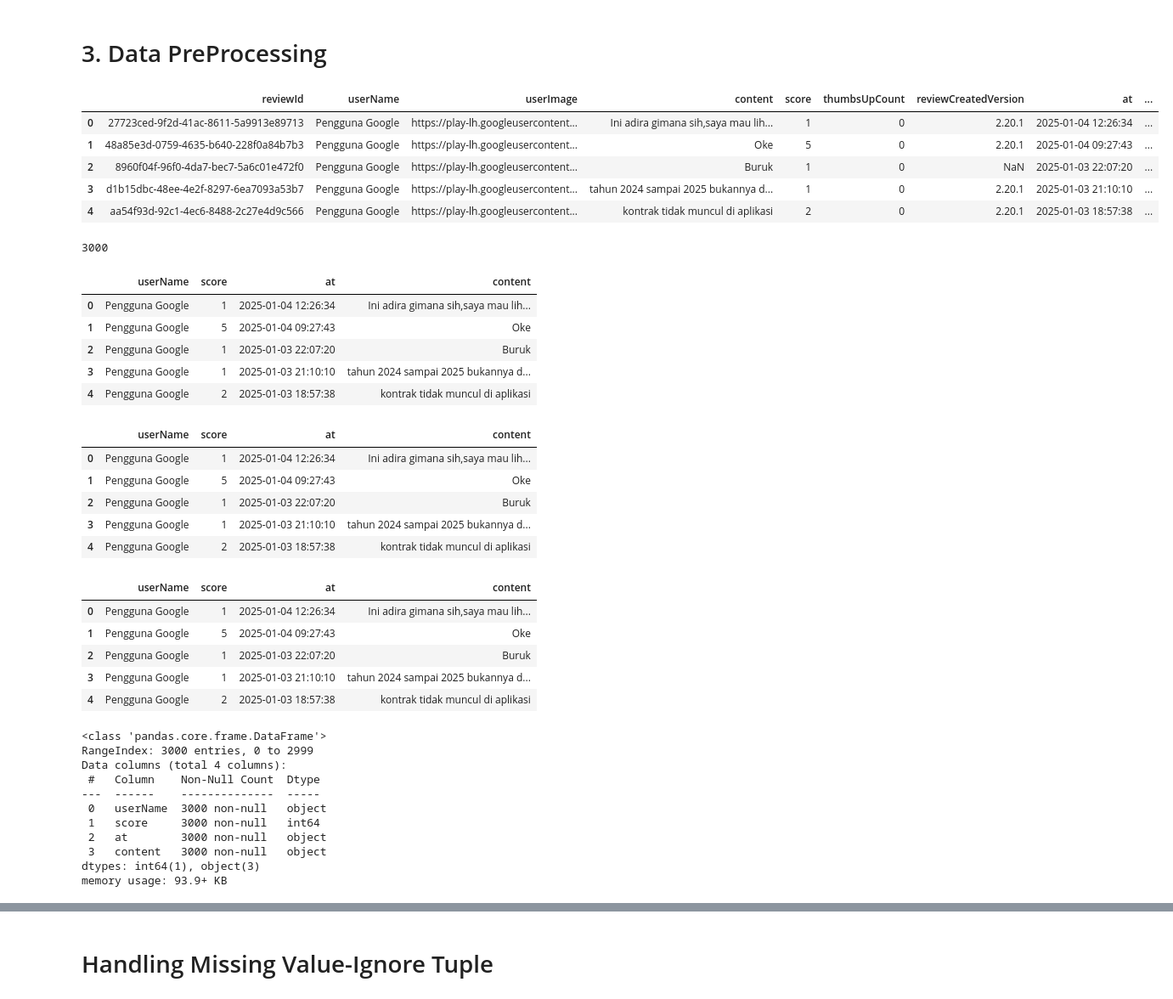
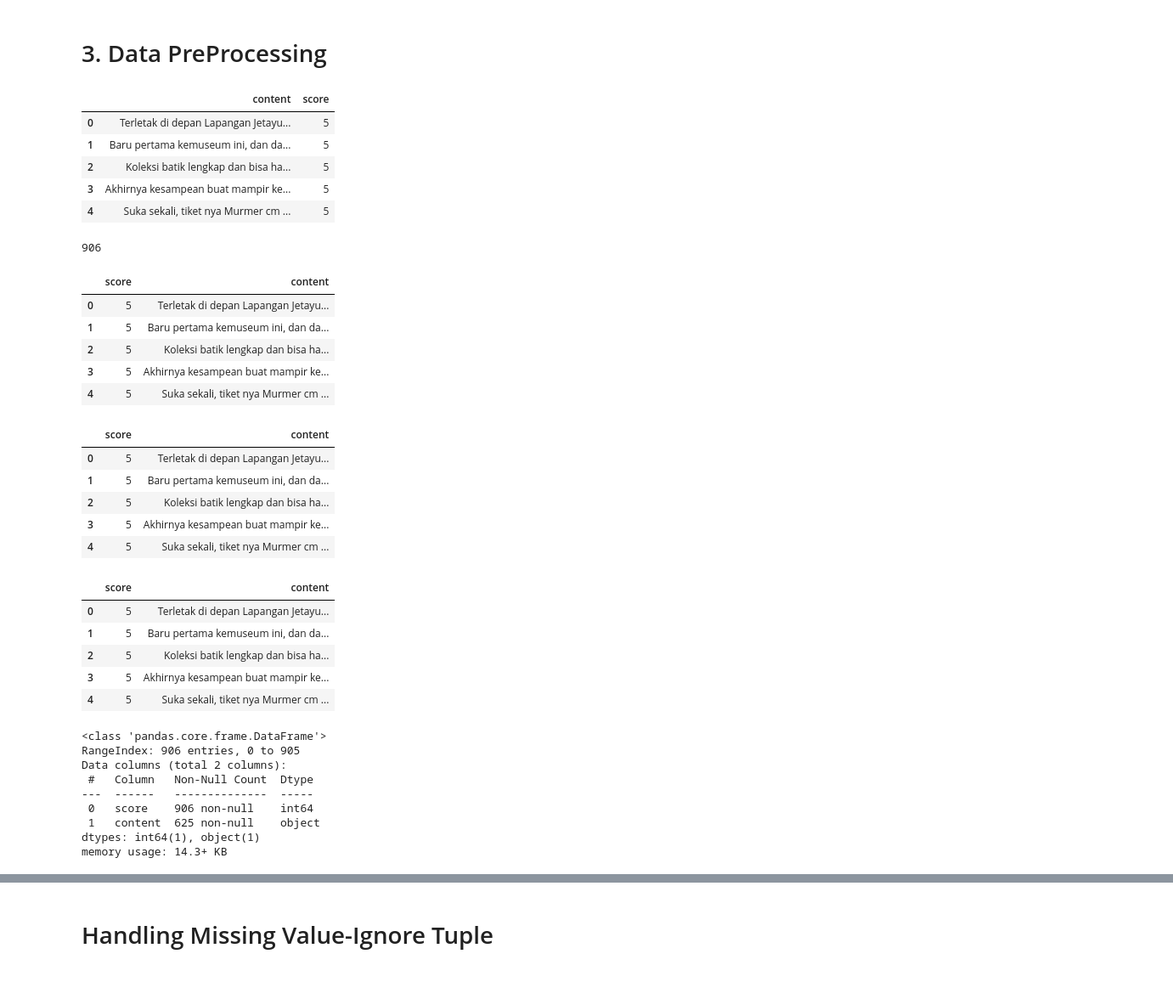
Before and after one commit to randi3281/anfipy, a Jupyter notebook: Analisis Sentimen/projek2-Preprocessing.ipynb, the cells around one changed output, grey strips where cells are left out. Shown at 85% size. Saved outputs shown, nothing was run; the diff lists cells and outputs as text; code cells hidden in the pictures.

```diff
--- a/Analisis Sentimen/projek2-Preprocessing.ipynb
+++ b/Analisis Sentimen/projek2-Preprocessing.ipynb
@@ -3,38 +3,42 @@
 # %%
 import pandas as pd
 
-df = pd.read_csv('Dataset/ulasanapp_3000_selected.csv')
+df = pd.read_csv('Dataset/ulasanapp_3000_selected.csv', sep=';', encoding='ISO-8859-1')
 df.head()
 # %% [output]
-|  | reviewId | userName | userImage | content | score | thumbsUpCount | reviewCreatedVersion | at | ... |
-| 0 | 27723ced-9f2d-41ac-8611-5a9913e89713 | Pengguna Google | https://play-lh.googleusercontent... | Ini adira gimana sih,saya mau lih... | 1 | 0 | 2.20.1 | 2025-01-04 12:26:34 | ... |
-| 1 | 48a85e3d-0759-4635-b640-228f0a84b7b3 | Pengguna Google | https://play-lh.googleusercontent... | Oke | 5 | 0 | 2.20.1 | 2025-01-04 09:27:43 | ... |
-| 2 | 8960f04f-96f0-4da7-bec7-5a6c01e472f0 | Pengguna Google | https://play-lh.googleusercontent... | Buruk | 1 | 0 | NaN | 2025-01-03 22:07:20 | ... |
-| 3 | d1b15dbc-48ee-4e2f-8297-6ea7093a53b7 | Pengguna Google | https://play-lh.googleusercontent... | tahun 2024 sampai 2025 bukannya d... | 1 | 0 | 2.20.1 | 2025-01-03 21:10:10 | ... |
-| 4 | aa54f93d-92c1-4ec6-8488-2c27e4d9c566 | Pengguna Google | https://play-lh.googleusercontent... | kontrak tidak muncul di aplikasi | 2 | 0 | 2.20.1 | 2025-01-03 18:57:38 | ... |
+|  | content | score |
+| 0 | Terletak di depan Lapangan Jetayu... | 5 |
+| 1 | Baru pertama kemuseum ini, dan da... | 5 |
+| 2 | Koleksi batik lengkap dan bisa ha... | 5 |
+| 3 | Akhirnya kesampean buat mampir ke... | 5 |
+| 4 | Suka sekali, tiket nya Murmer cm ... | 5 |
 # %%
 len(df.index) # menghitung jumlah baris
 # %% [output]
-3000
+906
 # %%
+# df[[ 'score',  'content']].head()
 df[['userName', 'score', 'at', 'content']].head()
 # %% [output]
-|  | userName | score | at | content |
-| 0 | Pengguna Google | 1 | 2025-01-04 12:26:34 | Ini adira gimana sih,saya mau lih... |
-| 1 | Pengguna Google | 5 | 2025-01-04 09:27:43 | Oke |
-| 2 | Pengguna Google | 1 | 2025-01-03 22:07:20 | Buruk |
-| 3 | Pengguna Google | 1 | 2025-01-03 21:10:10 | tahun 2024 sampai 2025 bukannya d... |
-| 4 | Pengguna Google | 2 | 2025-01-03 18:57:38 | kontrak tidak muncul di aplikasi |
+|  | score | content |
+| 0 | 5 | Terletak di depan Lapangan Jetayu... |
+| 1 | 5 | Baru pertama kemuseum ini, dan da... |
+| 2 | 5 | Koleksi batik lengkap dan bisa ha... |
+| 3 | 5 | Akhirnya kesampean buat mampir ke... |
+| 4 | 5 | Suka sekali, tiket nya Murmer cm ... |
 # %%
+# new_df = df[['score', 'content']]
+# sorted_df = new_df
+# sorted_df.head()
 new_df = df[['userName', 'score', 'at', 'content']]
 sorted_df = new_df.sort_values(by=['at'], ascending=False)
 sorted_df.head()
 # %% [output]
-|  | userName | score | at | content |
-| 0 | Pengguna Google | 1 | 2025-01-04 12:26:34 | Ini adira gimana sih,saya mau lih... |
-| 1 | Pengguna Google | 5 | 2025-01-04 09:27:43 | Oke |
-| 2 | Pengguna Google | 1 | 2025-01-03 22:07:20 | Buruk |
-| 3 | Pengguna Google | 1 | 2025-01-03 21:10:10 | tahun 2024 sampai 2025 bukannya d... |
-| 4 | Pengguna Google | 2 | 2025-01-03 18:57:38 | kontrak tidak muncul di aplikasi |
+|  | score | content |
+| 0 | 5 | Terletak di depan Lapangan Jetayu... |
+| 1 | 5 | Baru pertama kemuseum ini, dan da... |
+| 2 | 5 | Koleksi batik lengkap dan bisa ha... |
+| 3 | 5 | Akhirnya kesampean buat mampir ke... |
+| 4 | 5 | Suka sekali, tiket nya Murmer cm ... |
 # %%
 my_df = sorted_df[['userName', 'score', 'at', 'content']]
@@ -41,26 +46,24 @@ my_df = sorted_df[['userName', 'score', 'at', 'content']]
 # %%
 my_df.head()
 # %% [output]
-|  | userName | score | at | content |
-| 0 | Pengguna Google | 1 | 2025-01-04 12:26:34 | Ini adira gimana sih,saya mau lih... |
-| 1 | Pengguna Google | 5 | 2025-01-04 09:27:43 | Oke |
-| 2 | Pengguna Google | 1 | 2025-01-03 22:07:20 | Buruk |
-| 3 | Pengguna Google | 1 | 2025-01-03 21:10:10 | tahun 2024 sampai 2025 bukannya d... |
-| 4 | Pengguna Google | 2 | 2025-01-03 18:57:38 | kontrak tidak muncul di aplikasi |
+|  | score | content |
+| 0 | 5 | Terletak di depan Lapangan Jetayu... |
+| 1 | 5 | Baru pertama kemuseum ini, dan da... |
+| 2 | 5 | Koleksi batik lengkap dan bisa ha... |
+| 3 | 5 | Akhirnya kesampean buat mampir ke... |
+| 4 | 5 | Suka sekali, tiket nya Murmer cm ... |
 # %%
 my_df.info()
 # %% [output]
 <class 'pandas.core.frame.DataFrame'>
-RangeIndex: 3000 entries, 0 to 2999
-Data columns (total 4 columns):
- #   Column    Non-Null Count  Dtype
----  ------    --------------  -----
- 0   userName  3000 non-null   object
- 1   score     3000 non-null   int64
- 2   at        3000 non-null   object
- 3   content   3000 non-null   object
-dtypes: int64(1), object(3)
-memory usage: 93.9+ KB
+RangeIndex: 906 entries, 0 to 905
+Data columns (total 2 columns):
+ #   Column   Non-Null Count  Dtype
+---  ------   --------------  -----
+ 0   score    906 non-null    int64
+ 1   content  625 non-null    object
+dtypes: int64(1), object(1)
+memory usage: 14.3+ KB
 # %%
 my_df.isna()
 # %% [output]
```
Also changed, not shown: parts of 22 cells of this notebook, 16 other files.
